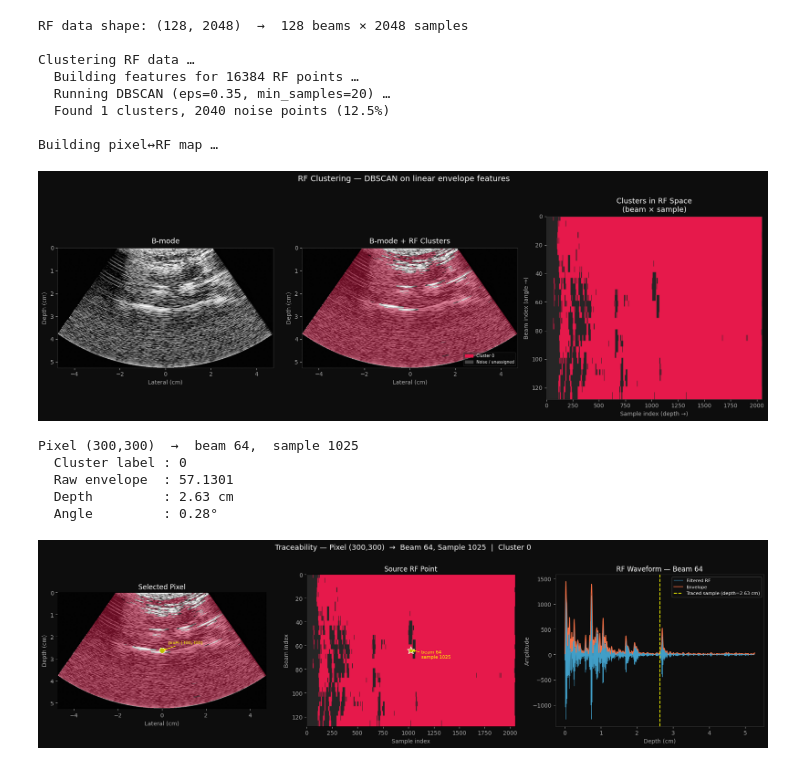
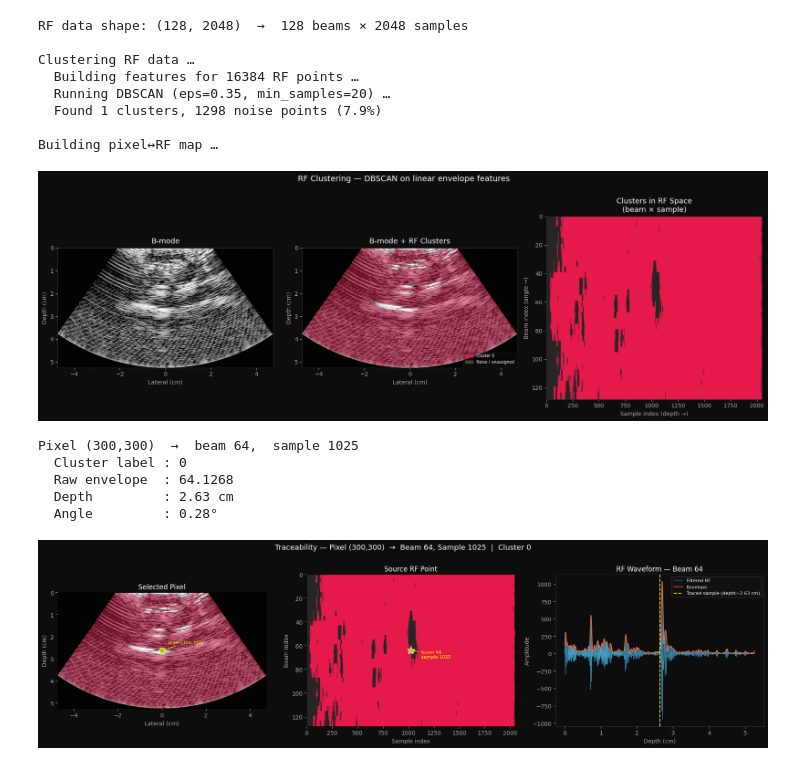
Before and after one commit to msahitya14/RF2ultrasound, a Jupyter notebook: clustering.ipynb, the cells around one changed output. Drawn from its saved outputs; the diff is of its cells as text; code cells hidden in the pictures.

```diff
--- a/clustering.ipynb
+++ b/clustering.ipynb
@@ -43,8 +43,8 @@ def anisotropic_diffusion(img, niter=5, kappa=30, gamma=0.1):
 def cluster_rf_data(
     envelope_raw,           # Linear envelope BEFORE normalization, shape (num_beams, num_samples)
     n_features=5,           # Number of local features per RF sample
-    downsample_beams=4,     # Spatial downsampling for speed (every Nth beam)
-    downsample_samples=4,   # Spatial downsampling for speed (every Nth sample)
+    downsample_beams=2,     # Spatial downsampling for speed (every Nth beam)
+    downsample_samples=2,   # Spatial downsampling for speed (every Nth sample)
     dbscan_eps=0.35,        # DBSCAN neighbourhood radius in feature space
     dbscan_min_samples=20,  # Minimum points to form a core cluster
     window=5,               # Half-window for local feature extraction
@@ -567,34 +567,34 @@ def query_pixel(results, row, col):
     Print the RF origin and cluster for any B-mode pixel after the main run.
     """
     b = results["pixel_beam"][row, col]
     s = results["pixel_sample"][row, col]
     if b < 0:
         print(f"Pixel ({row},{col}) is outside the sector.")
         return
     depth_cm = results["depths_m"][s] * 100
     angle_deg = np.rad2deg(results["theta"][b])
     cluster   = results["cluster_map"][b, s]
     amp       = results["envelope_raw"][b, s]
     print(f"Pixel ({row},{col})")
     print(f"  → Beam   : {b}  (angle {angle_deg:.2f}°)")
     print(f"  → Sample : {s}  (depth {depth_cm:.2f} cm)")
     print(f"  → Cluster: {cluster}")
     print(f"  → Raw envelope amplitude: {amp:.5f}")
 
 # Example: query_pixel(results, 200, 400)
 # %% [output]
 RF data shape: (128, 2048)  →  128 beams × 2048 samples
 
 Clustering RF data …
   Building features for 16384 RF points …
   Running DBSCAN (eps=0.35, min_samples=20) …
-  Found 1 clusters, 2040 noise points (12.5%)
+  Found 1 clusters, 1298 noise points (7.9%)
 
 Building pixel↔RF map …
-[figure, old version]
+[figure, new version]
 Pixel (300,300)  →  beam 64,  sample 1025
   Cluster label : 0
-  Raw envelope  : 57.1301
+  Raw envelope  : 64.1268
   Depth         : 2.63 cm
   Angle         : 0.28°
-[figure, old version]
+[figure, new version]
```
Also changed, not shown: 2 other files.
